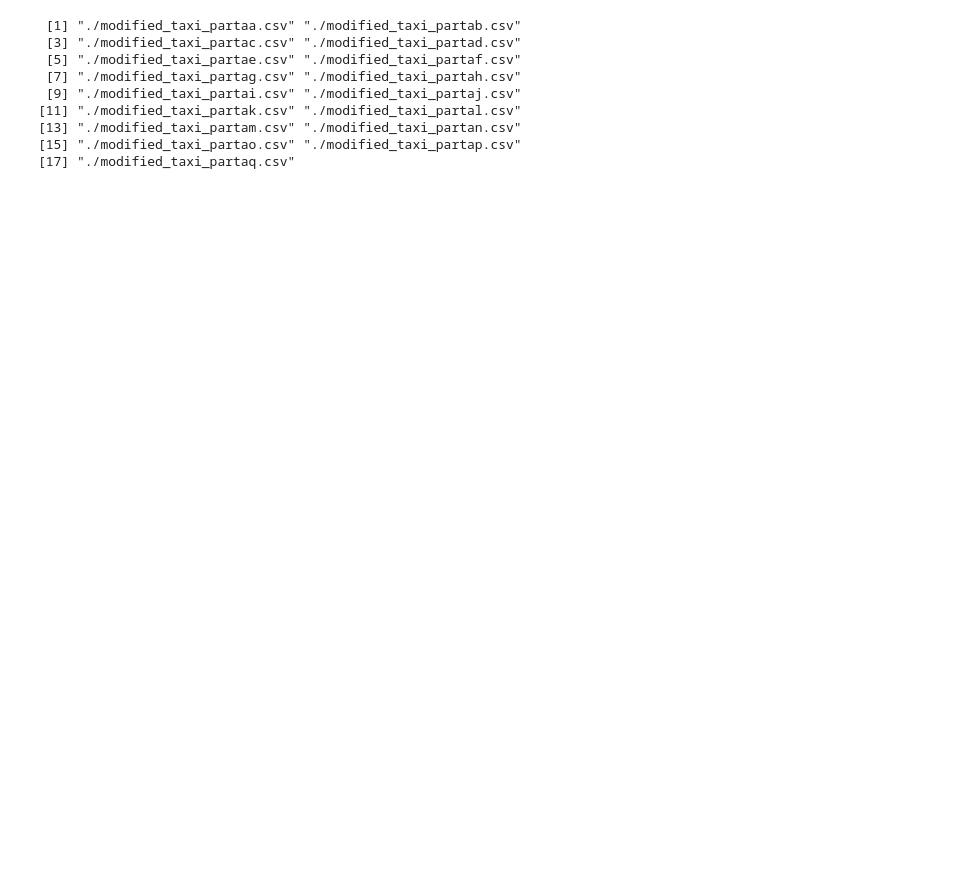
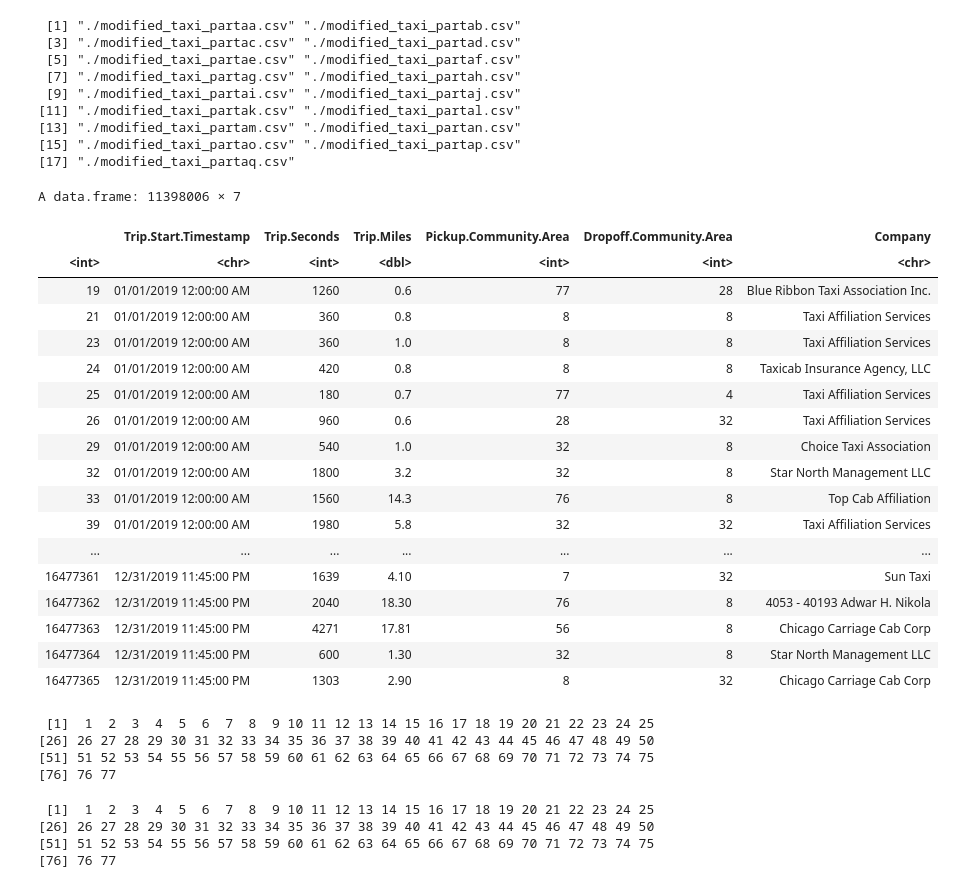
Before and after one commit to Rg3n0v4/bigYellowTaxi, a Jupyter notebook: ScrapNotebook.ipynb, the cells around one changed output. Saved outputs shown, nothing was run; the diff lists cells and outputs as text; code cells hidden in the pictures; blank space fills up the shorter version.

```diff
--- a/ScrapNotebook.ipynb
+++ b/ScrapNotebook.ipynb
@@ -20,3 +41,39 @@ colnames(data) <- col_name
 [13] "./modified_taxi_partam.csv" "./modified_taxi_partan.csv"
 [15] "./modified_taxi_partao.csv" "./modified_taxi_partap.csv"
 [17] "./modified_taxi_partaq.csv"
+# %%
+data
+# %% [output]
+A data.frame: 11398006 × 7
+|  | Trip.Start.Timestamp | Trip.Seconds | Trip.Miles | Pickup.Community.Area | Dropoff.Community.Area | Company |
+| <int> | <chr> | <int> | <dbl> | <int> | <int> | <chr> |
+| 19 | 01/01/2019 12:00:00 AM | 1260 | 0.6 | 77 | 28 | Blue Ribbon Taxi Association Inc. |
+| 21 | 01/01/2019 12:00:00 AM | 360 | 0.8 | 8 | 8 | Taxi Affiliation Services |
+| 23 | 01/01/2019 12:00:00 AM | 360 | 1.0 | 8 | 8 | Taxi Affiliation Services |
+| 24 | 01/01/2019 12:00:00 AM | 420 | 0.8 | 8 | 8 | Taxicab Insurance Agency, LLC |
+| 25 | 01/01/2019 12:00:00 AM | 180 | 0.7 | 77 | 4 | Taxi Affiliation Services |
+| 26 | 01/01/2019 12:00:00 AM | 960 | 0.6 | 28 | 32 | Taxi Affiliation Services |
+| 29 | 01/01/2019 12:00:00 AM | 540 | 1.0 | 32 | 8 | Choice Taxi Association |
+| 32 | 01/01/2019 12:00:00 AM | 1800 | 3.2 | 32 | 8 | Star North Management LLC |
+| 33 | 01/01/2019 12:00:00 AM | 1560 | 14.3 | 76 | 8 | Top Cab Affiliation |
+| 39 | 01/01/2019 12:00:00 AM | 1980 | 5.8 | 32 | 32 | Taxi Affiliation Services |
+| ... | ... | ... | ... | ... | ... | ... |
+| 16477361 | 12/31/2019 11:45:00 PM | 1639 | 4.10 | 7 | 32 | Sun Taxi |
+| 16477362 | 12/31/2019 11:45:00 PM | 2040 | 18.30 | 76 | 8 | 4053 - 40193 Adwar H. Nikola |
+| 16477363 | 12/31/2019 11:45:00 PM | 4271 | 17.81 | 56 | 8 | Chicago Carriage Cab Corp |
+| 16477364 | 12/31/2019 11:45:00 PM | 600 | 1.30 | 32 | 8 | Star North Management LLC |
+| 16477365 | 12/31/2019 11:45:00 PM | 1303 | 2.90 | 8 | 32 | Chicago Carriage Cab Corp |
+# %%
+sort(unique(data$Pickup.Community.Area))
+# %% [output]
+ [1]  1  2  3  4  5  6  7  8  9 10 11 12 13 14 15 16 17 18 19 20 21 22 23 24 25
+[26] 26 27 28 29 30 31 32 33 34 35 36 37 38 39 40 41 42 43 44 45 46 47 48 49 50
+[51] 51 52 53 54 55 56 57 58 59 60 61 62 63 64 65 66 67 68 69 70 71 72 73 74 75
+[76] 76 77
+# %%
+sort(unique(data$Dropoff.Community.Area))
+# %% [output]
+ [1]  1  2  3  4  5  6  7  8  9 10 11 12 13 14 15 16 17 18 19 20 21 22 23 24 25
+[26] 26 27 28 29 30 31 32 33 34 35 36 37 38 39 40 41 42 43 44 45 46 47 48 49 50
+[51] 51 52 53 54 55 56 57 58 59 60 61 62 63 64 65 66 67 68 69 70 71 72 73 74 75
+[76] 76 77
```
Also changed, not shown: parts of 5 cells of this notebook, 1 other file.
